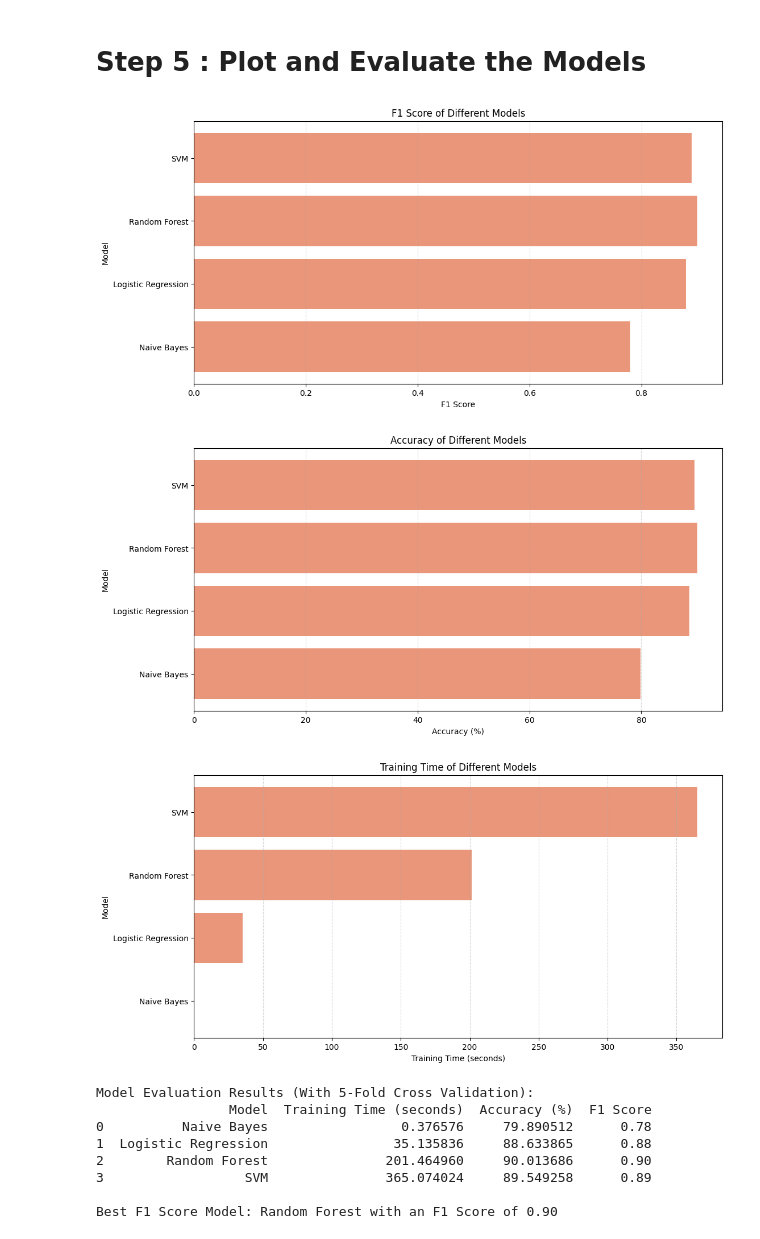
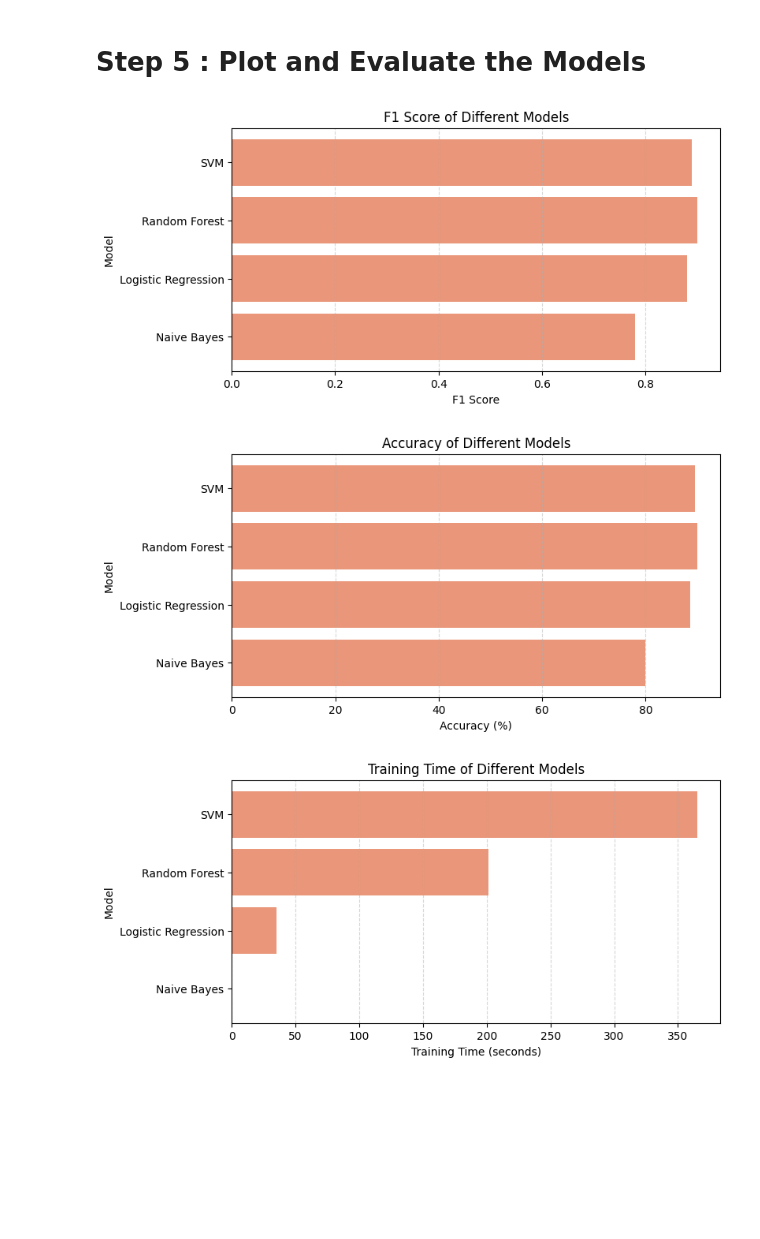
Before and after one commit to JohnstonYap/predict-bank-trans-category, a Jupyter notebook: code.ipynb, the cells around one changed output. Cells and saved outputs as stored; diff of their text form; code cells hidden in the pictures; blank space fills up the shorter version.

```diff
--- a/code.ipynb
+++ b/code.ipynb
@@ -666,54 +722,29 @@ Completed SVM
 # %%
 # Function to plot bar charts for Accuracy, F1 Score and Training
 def plot_bar_chart(data, title, x_label, y_label):
     if not data:
         print("No data available to plot.")
         return
 
     # Extract data
     labels = list(data.keys())
     values = list(data.values())
 
     # Create the bar chart
-    plt.figure(figsize=(12, 6))
+    plt.figure(figsize=(8, 4))
     plt.barh(labels, values, color='DarkSalmon')
     plt.xlabel(x_label)
     plt.ylabel(y_label)
     plt.title(title)
     plt.grid(axis='x', linestyle='--', alpha=0.5)
     plt.show()
 
 # Plot diagram for f1 score, accuracy and training time
 plot_bar_chart(f1_scores, 'F1 Score of Different Models', 'F1 Score', 'Model')
 plot_bar_chart(accuracies, 'Accuracy of Different Models', 'Accuracy (%)', 'Model')
 filtered_training_times = {k: v for k, v in training_times.items() if v != 'Not Available'}
 plot_bar_chart(filtered_training_times, 'Training Time of Different Models', 'Training Time (seconds)', 'Model')
-
-# display all values according to the model
-data = {
-    'Model': list(models.keys()),
-    'Training Time (seconds)': [training_times.get(model, 'Not Available') for model in models.keys()],
-    'Accuracy (%)': [accuracies.get(model, 'Not Available') for model in models.keys()],
-    'F1 Score': [f1_scores.get(model, 'Not Available') for model in models.keys()]
-}
-
-df = pd.DataFrame(data)
-print("\nModel Evaluation Results (With 5-Fold Cross Validation):")
-print(df)
-
-# Print the model with the best F1 score
-best_f1_score_model = max(f1_scores, key=f1_scores.get)
-best_f1_score = f1_scores[best_f1_score_model]
-print(f"\nBest F1 Score Model: {best_f1_score_model} with an F1 Score of {best_f1_score:.2f}")
 # %% [output]
-[figure, old version]
+[figure, new version]
-[figure, old version]
+[figure, new version]
-[figure, old version]
+[figure, new version]
-Model Evaluation Results (With 5-Fold Cross Validation):
-                 Model  Training Time (seconds)  Accuracy (%)  F1 Score
-0          Naive Bayes                 0.376576     79.890512      0.78
-1  Logistic Regression                35.135836     88.633865      0.88
-2        Random Forest               201.464960     90.013686      0.90
-3                  SVM               365.074024     89.549258      0.89
-
-Best F1 Score Model: Random Forest with an F1 Score of 0.90
```
Also changed, not shown: parts of 17 cells of this notebook, 6 other files.
